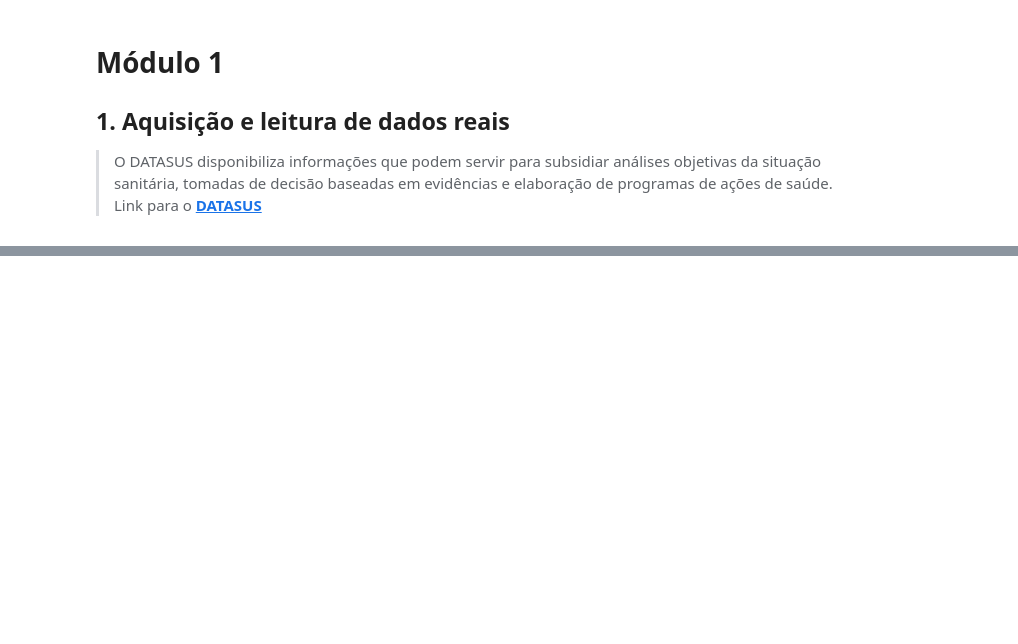
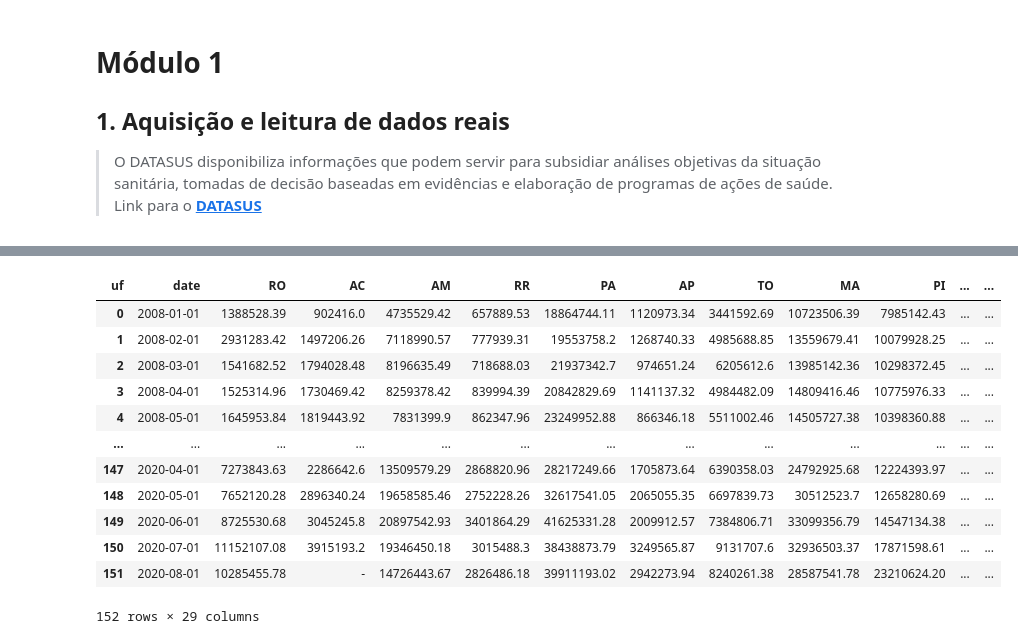
Before and after one commit to fdrigui/BootcampDataScience, a Jupyter notebook: module_one/Aula1.ipynb, the cells around one changed output, grey strips where cells are left out. Saved outputs shown, nothing was run; the diff lists cells and outputs as text; code cells hidden in the pictures; blank space fills up the shorter version.

```diff
--- a/module_one/Aula1.ipynb
+++ b/module_one/Aula1.ipynb
@@ -94,0 +107,2 @@ uf_name_number
+# %%
+pd.options.display.float_format = '{:.2f}'.format
@@ -94,0 +125,16 @@ uf_name_number
+# %%
+df_proc
+# %% [output]
+| uf | date | RO | AC | AM | RR | PA | AP | TO | MA | PI | ... | ... |
+| 0 | 2008-01-01 | 1388528.39 | 902416.0 | 4735529.42 | 657889.53 | 18864744.11 | 1120973.34 | 3441592.69 | 10723506.39 | 7985142.43 | ... | ... |
+| 1 | 2008-02-01 | 2931283.42 | 1497206.26 | 7118990.57 | 777939.31 | 19553758.2 | 1268740.33 | 4985688.85 | 13559679.41 | 10079928.25 | ... | ... |
+| 2 | 2008-03-01 | 1541682.52 | 1794028.48 | 8196635.49 | 718688.03 | 21937342.7 | 974651.24 | 6205612.6 | 13985142.36 | 10298372.45 | ... | ... |
+| 3 | 2008-04-01 | 1525314.96 | 1730469.42 | 8259378.42 | 839994.39 | 20842829.69 | 1141137.32 | 4984482.09 | 14809416.46 | 10775976.33 | ... | ... |
+| 4 | 2008-05-01 | 1645953.84 | 1819443.92 | 7831399.9 | 862347.96 | 23249952.88 | 866346.18 | 5511002.46 | 14505727.38 | 10398360.88 | ... | ... |
+| ... | ... | ... | ... | ... | ... | ... | ... | ... | ... | ... | ... | ... |
+| 147 | 2020-04-01 | 7273843.63 | 2286642.6 | 13509579.29 | 2868820.96 | 28217249.66 | 1705873.64 | 6390358.03 | 24792925.68 | 12224393.97 | ... | ... |
+| 148 | 2020-05-01 | 7652120.28 | 2896340.24 | 19658585.46 | 2752228.26 | 32617541.05 | 2065055.35 | 6697839.73 | 30512523.7 | 12658280.69 | ... | ... |
+| 149 | 2020-06-01 | 8725530.68 | 3045245.8 | 20897542.93 | 3401864.29 | 41625331.28 | 2009912.57 | 7384806.71 | 33099356.79 | 14547134.38 | ... | ... |
+| 150 | 2020-07-01 | 11152107.08 | 3915193.2 | 19346450.18 | 3015488.3 | 38438873.79 | 3249565.87 | 9131707.6 | 32936503.37 | 17871598.61 | ... | ... |
+| 151 | 2020-08-01 | 10285455.78 | - | 14726443.67 | 2826486.18 | 39911193.02 | 2942273.94 | 8240261.38 | 28587541.78 | 23210624.20 | ... | ... |
+152 rows × 29 columns
```
Also changed, not shown: parts of 23 cells of this notebook, 2 other files.
